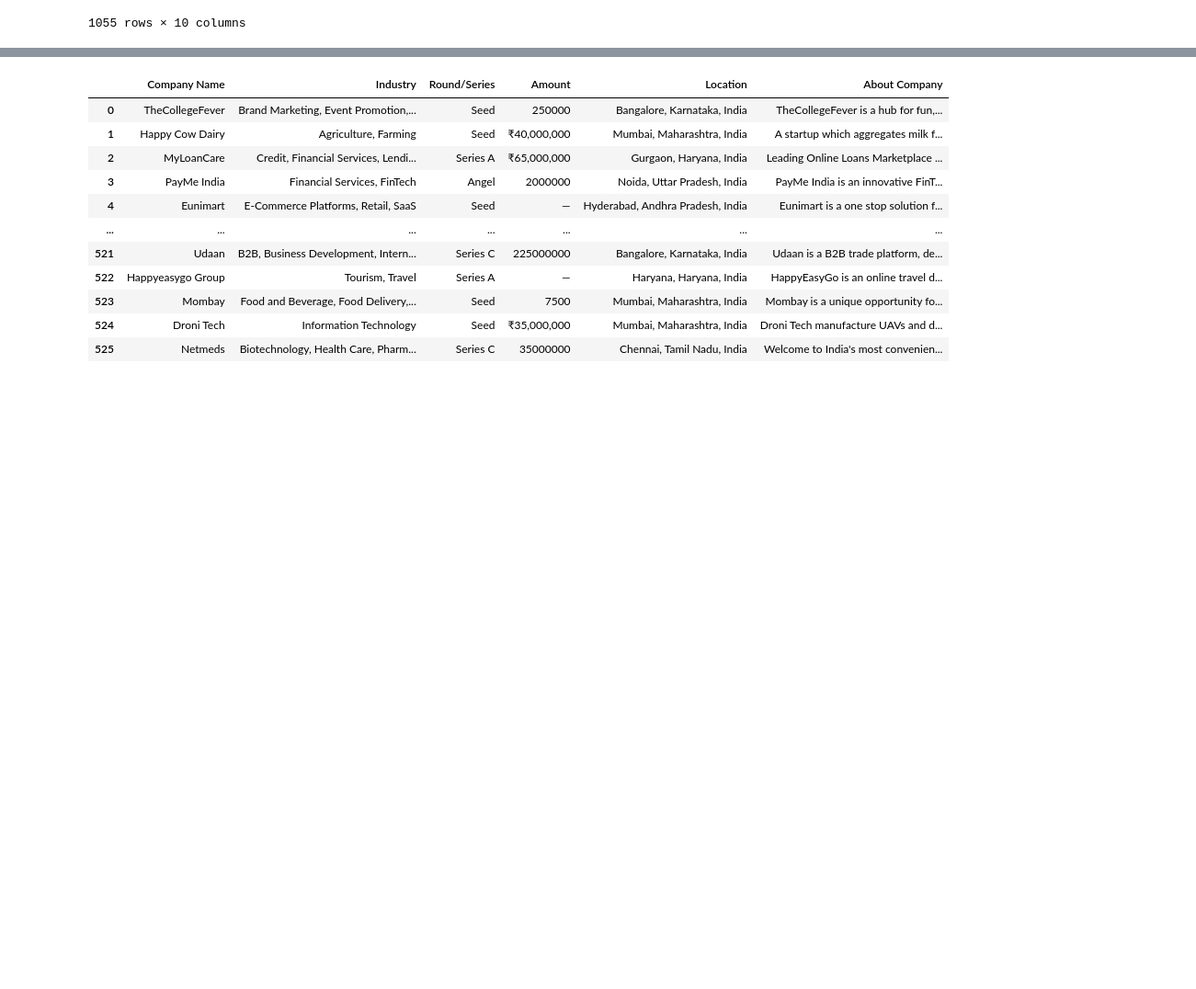
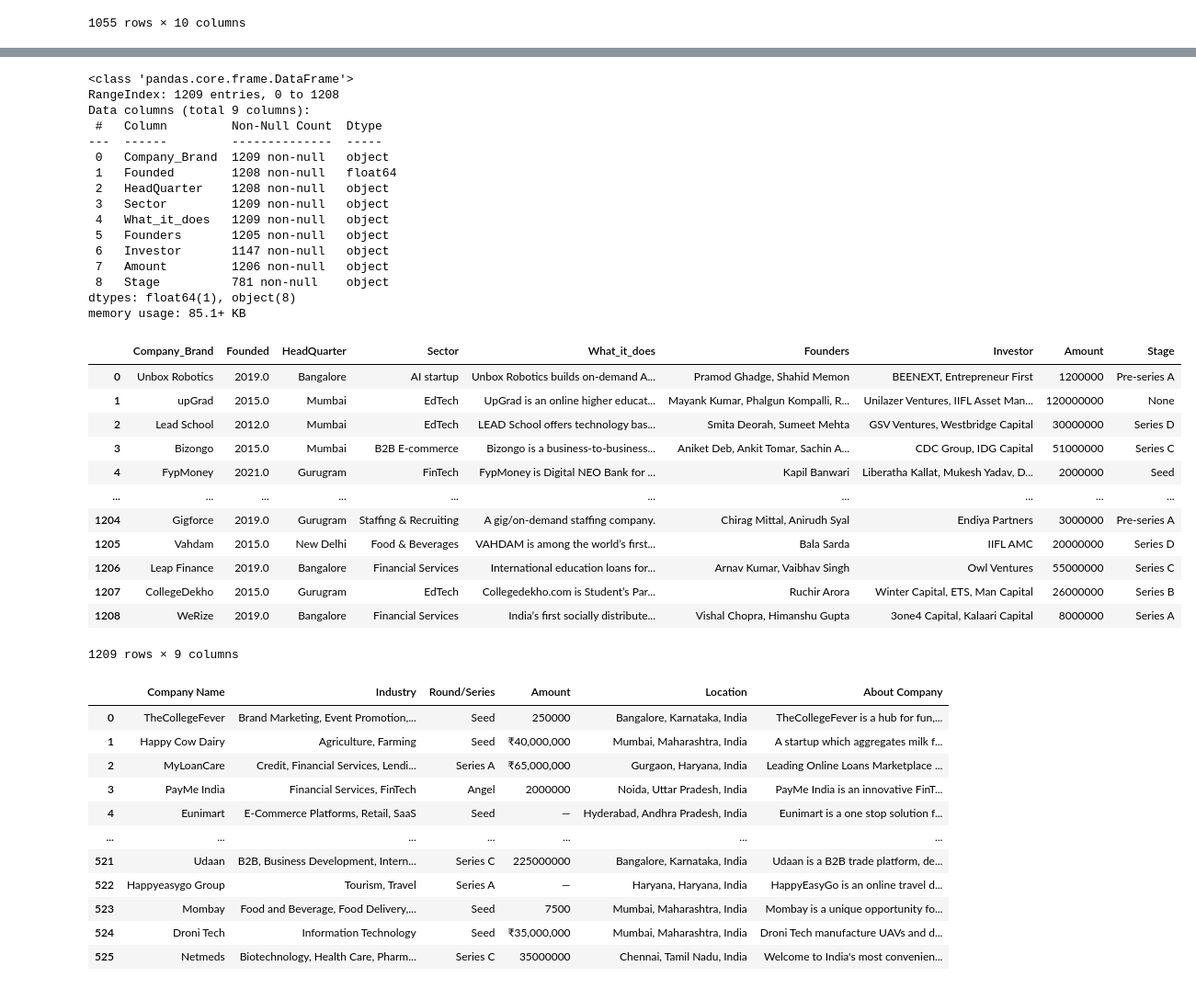
Before and after one commit to kwasichrappah/Indian_start-up_venture_investment_data_analysis, a Jupyter notebook: indian_start-up_capital_investment_data_analysis.ipynb, the cells around one changed output, grey strips where cells are left out. Shown: that part at 92% size. Cells and saved outputs as stored; diff of their text form; code cells hidden in the pictures; blank space fills up the shorter version.

```diff
--- a/indian_start-up_capital_investment_data_analysis.ipynb
+++ b/indian_start-up_capital_investment_data_analysis.ipynb
@@ -73,3 +77,38 @@ data_2021
+# %%
+#remove special characters from amount column
+data_2021.info()
+data_2021['Amount'] = data_2021['Amount'].str.replace('\W', '', regex=True)
+data_2021
+# %% [output]
+<class 'pandas.core.frame.DataFrame'>
+RangeIndex: 1209 entries, 0 to 1208
+Data columns (total 9 columns):
+ #   Column         Non-Null Count  Dtype
+---  ------         --------------  -----
+ 0   Company_Brand  1209 non-null   object
+ 1   Founded        1208 non-null   float64
+ 2   HeadQuarter    1208 non-null   object
+ 3   Sector         1209 non-null   object
+ 4   What_it_does   1209 non-null   object
+ 5   Founders       1205 non-null   object
+ 6   Investor       1147 non-null   object
+ 7   Amount         1206 non-null   object
+ 8   Stage          781 non-null    object
+dtypes: float64(1), object(8)
+memory usage: 85.1+ KB
+|  | Company_Brand | Founded | HeadQuarter | Sector | What_it_does | Founders | Investor | Amount | Stage |
+| 0 | Unbox Robotics | 2019.0 | Bangalore | AI startup | Unbox Robotics builds on-demand A... | Pramod Ghadge, Shahid Memon | BEENEXT, Entrepreneur First | 1200000 | Pre-series A |
+| 1 | upGrad | 2015.0 | Mumbai | EdTech | UpGrad is an online higher educat... | Mayank Kumar, Phalgun Kompalli, R... | Unilazer Ventures, IIFL Asset Man... | 120000000 | None |
+| 2 | Lead School | 2012.0 | Mumbai | EdTech | LEAD School offers technology bas... | Smita Deorah, Sumeet Mehta | GSV Ventures, Westbridge Capital | 30000000 | Series D |
+| 3 | Bizongo | 2015.0 | Mumbai | B2B E-commerce | Bizongo is a business-to-business... | Aniket Deb, Ankit Tomar, Sachin A... | CDC Group, IDG Capital | 51000000 | Series C |
+| 4 | FypMoney | 2021.0 | Gurugram | FinTech | FypMoney is Digital NEO Bank for ... | Kapil Banwari | Liberatha Kallat, Mukesh Yadav, D... | 2000000 | Seed |
+| ... | ... | ... | ... | ... | ... | ... | ... | ... | ... |
+| 1204 | Gigforce | 2019.0 | Gurugram | Staffing & Recruiting | A gig/on-demand staffing company. | Chirag Mittal, Anirudh Syal | Endiya Partners | 3000000 | Pre-series A |
+| 1205 | Vahdam | 2015.0 | New Delhi | Food & Beverages | VAHDAM is among the world’s first... | Bala Sarda | IIFL AMC | 20000000 | Series D |
+| 1206 | Leap Finance | 2019.0 | Bangalore | Financial Services | International education loans for... | Arnav Kumar, Vaibhav Singh | Owl Ventures | 55000000 | Series C |
+| 1207 | CollegeDekho | 2015.0 | Gurugram | EdTech | Collegedekho.com is Student’s Par... | Ruchir Arora | Winter Capital, ETS, Man Capital | 26000000 | Series B |
+| 1208 | WeRize | 2019.0 | Bangalore | Financial Services | India’s first socially distribute... | Vishal Chopra, Himanshu Gupta | 3one4 Capital, Kalaari Capital | 8000000 | Series A |
+1209 rows × 9 columns
 # %%
 #Reading 2018 and 2019 data from the csv files
 
```
Also changed, not shown: parts of 10 cells of this notebook.
